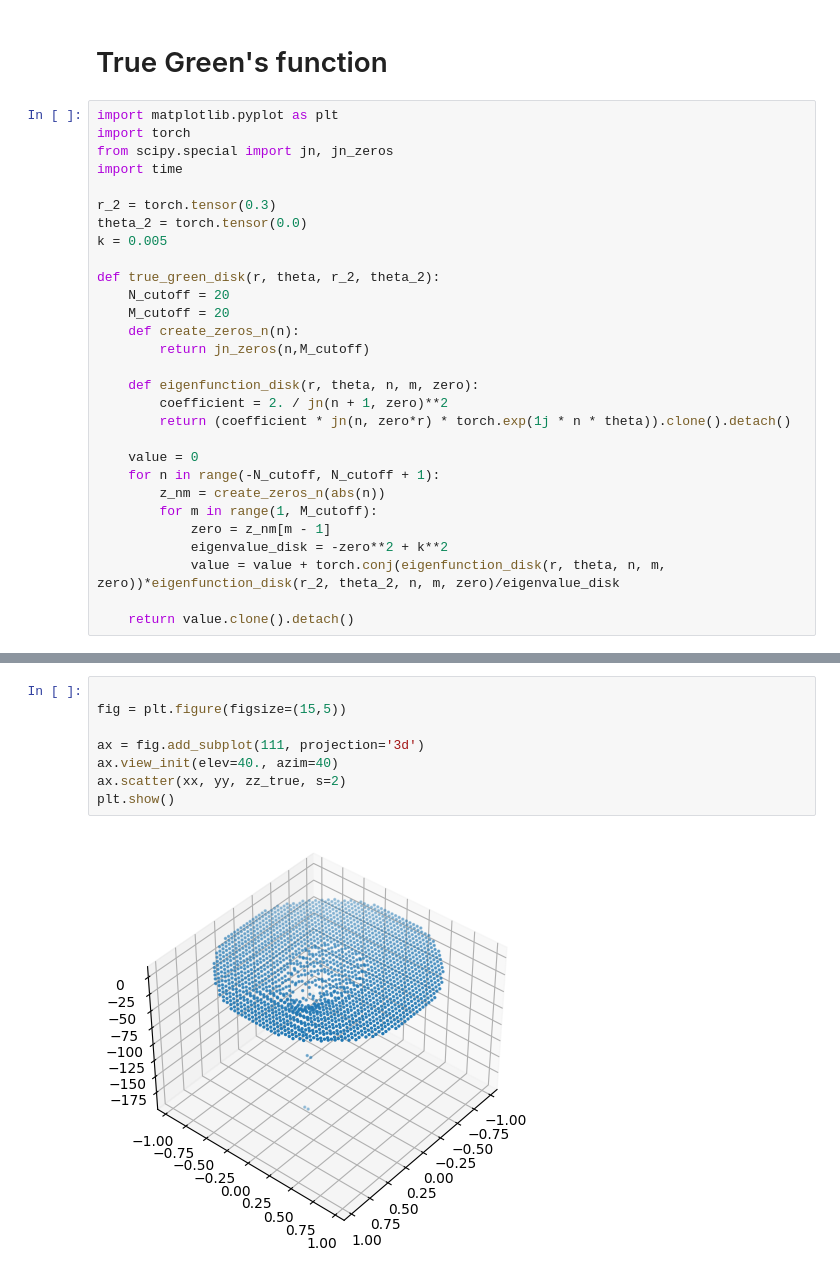
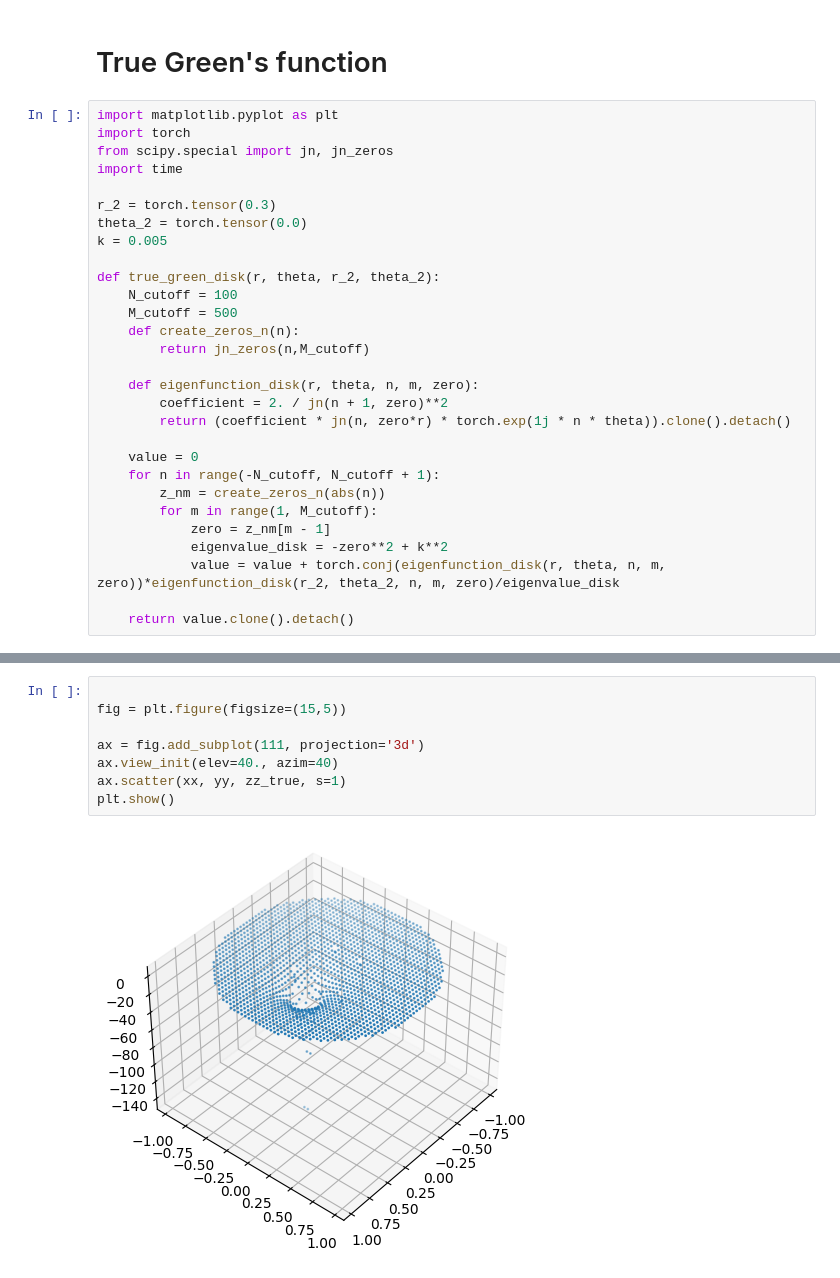
Before and after one commit to xx257xx/KIAS-AI-GROUP-7, a Jupyter notebook: analytic_sphere.ipynb, the cells around one changed output, grey strips where cells are left out. Saved outputs shown, nothing was run; the diff lists cells and outputs as text.

```diff
--- a/analytic_sphere.ipynb
+++ b/analytic_sphere.ipynb
@@ -54,8 +54,8 @@ theta_2 = torch.tensor(0.0)
 k = 0.005
 
 def true_green_disk(r, theta, r_2, theta_2):
-    N_cutoff = 20
-    M_cutoff = 20
+    N_cutoff = 100
+    M_cutoff = 500
     def create_zeros_n(n):
         return jn_zeros(n,M_cutoff)
 
@@ -88,11 +88,11 @@ print(f"{time.time()-start:.4f} sec")
 # %%
 
 fig = plt.figure(figsize=(15,5))
 
 ax = fig.add_subplot(111, projection='3d')
 ax.view_init(elev=40., azim=40)
-ax.scatter(xx, yy, zz_true, s=2)
+ax.scatter(xx, yy, zz_true, s=1)
 plt.show()
 # %% [output]
-[figure, old version]
+[figure, new version]
 # %%
```
Also changed, not shown: parts of 2 cells of this notebook.
